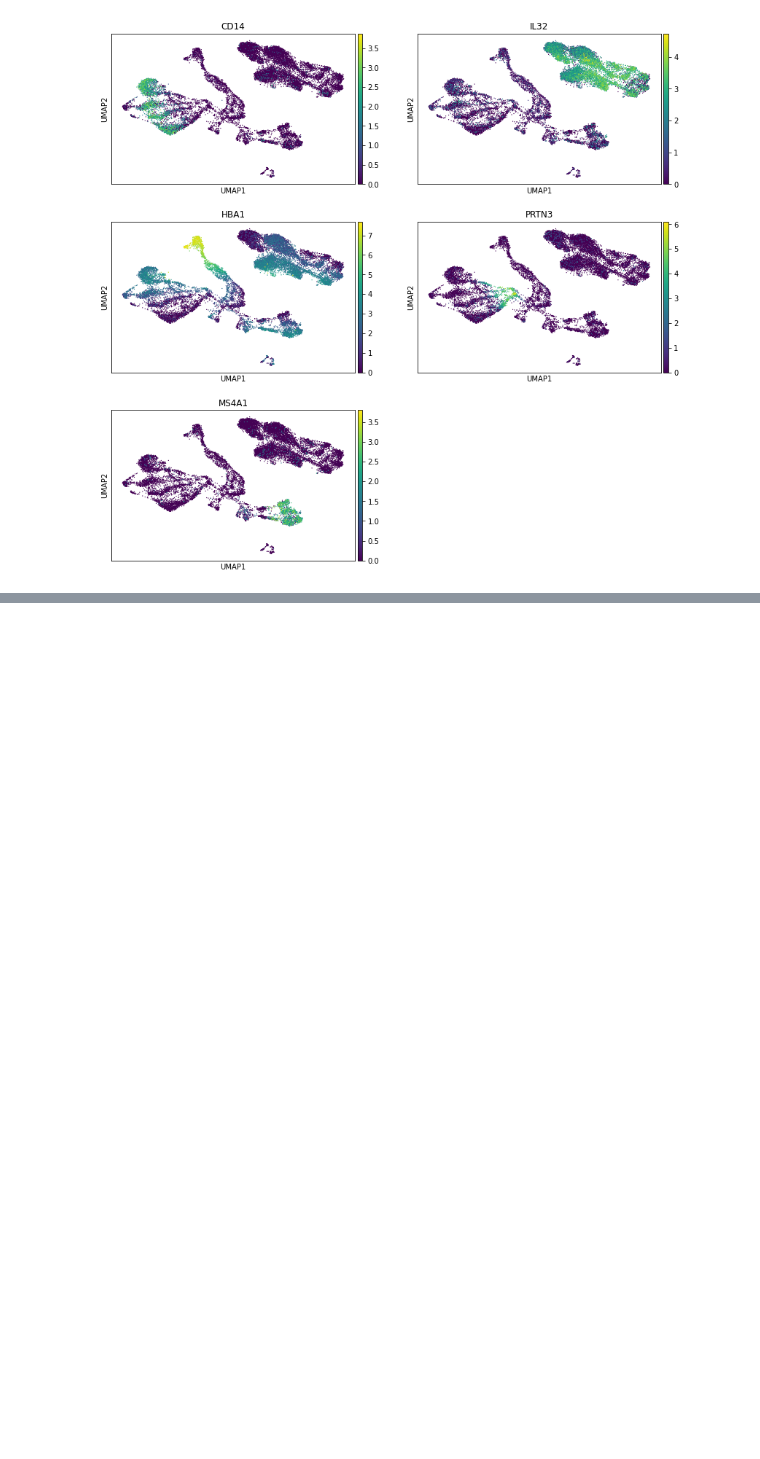
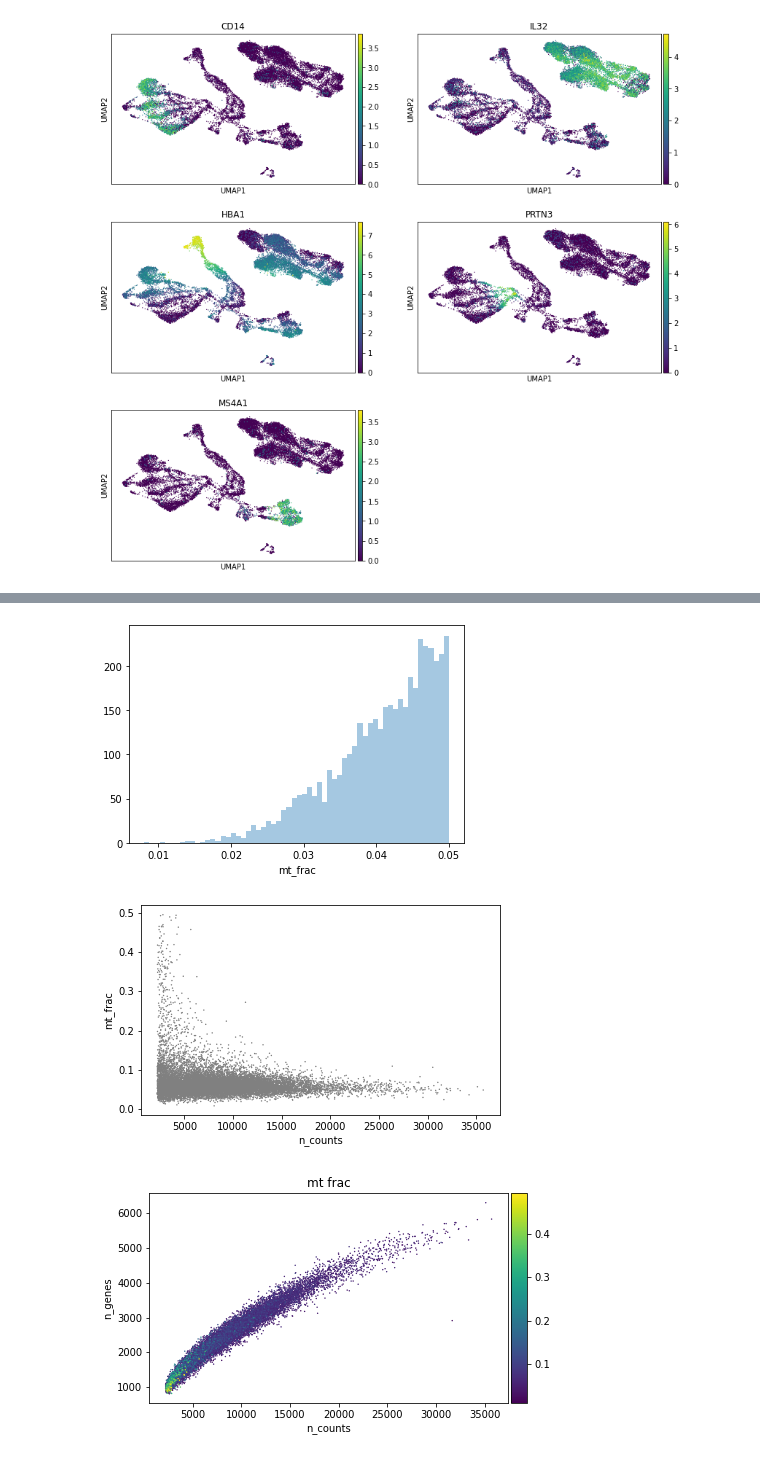
Before and after one commit to Sarah145/bone_marrow_analysis, a Jupyter notebook: notebooks/pre_processing_petti.ipynb, the cells around one changed output, grey strips where cells are left out. Cells and saved outputs as stored; diff of their text form; code cells hidden in the pictures; blank space fills up the shorter version.

```diff
--- a/notebooks/pre_processing_petti.ipynb
+++ b/notebooks/pre_processing_petti.ipynb
@@ -551,0 +639,9 @@ adata.write('../data/petti/petti_healthy.h5ad')
+# %%
+sb.distplot(adata.obs['mt_frac'][adata.obs['mt_frac'] < 0.05], kde=False, bins=60)
+plt.show()
+sc.pl.scatter(adata, x='n_counts', y='mt_frac')
+sc.pl.scatter(adata, x='n_counts', y='n_genes', color='mt_frac')
+# %% [output]
+[figure, added]
+[figure, added]
+[figure, added]
```
Also changed, not shown: parts of 49 cells of this notebook.
